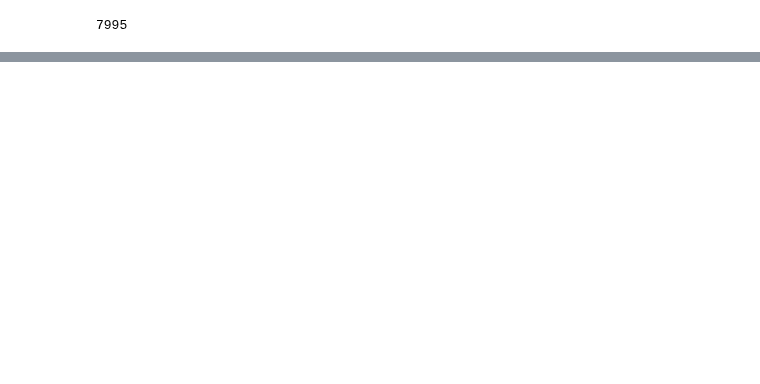
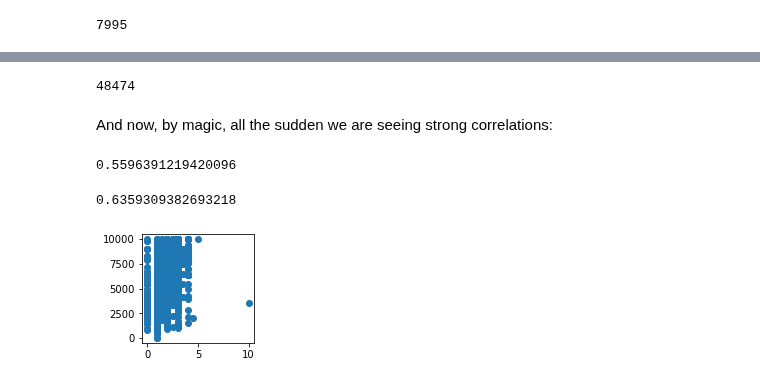
Before and after one commit to parrt/msds593, a Jupyter notebook: notebooks/nyrent.ipynb, the cells around one changed output, grey strips where cells are left out. Drawn from its saved outputs; the diff is of its cells as text; code cells hidden in the pictures; blank space fills up the shorter version.

```diff
--- a/notebooks/nyrent.ipynb
+++ b/notebooks/nyrent.ipynb
@@ -347,0 +409,15 @@ I see nothing crazy about the apartment other than the number of images they pos
+# %%
+df_rent = df_rent[df_rent['price']<=10_000].copy()
+len(df_rent)
+# %% [output]
+48474
+# %% [markdown]
+And now, by magic, all the sudden we are seeing strong correlations:
+# %%
+np.corrcoef(df_rent['bedrooms'], df_rent['price'])[0,1]
+# %% [output]
+0.5596391219420096
+# %%
+np.corrcoef(df_rent['bathrooms'], df_rent['price'])[0,1]
+# %% [output]
+0.6359309382693218
@@ -347,0 +427,6 @@ I see nothing crazy about the apartment other than the number of images they pos
+# %%
+fig, ax = plt.subplots(figsize=(2,2))  # make one subplot (ax) on the figure
+ax.scatter(df_rent['bathrooms'], df_rent['price'])
+plt.show()
+# %% [output]
+[figure, added]
```
Also changed, not shown: parts of 57 cells of this notebook.
